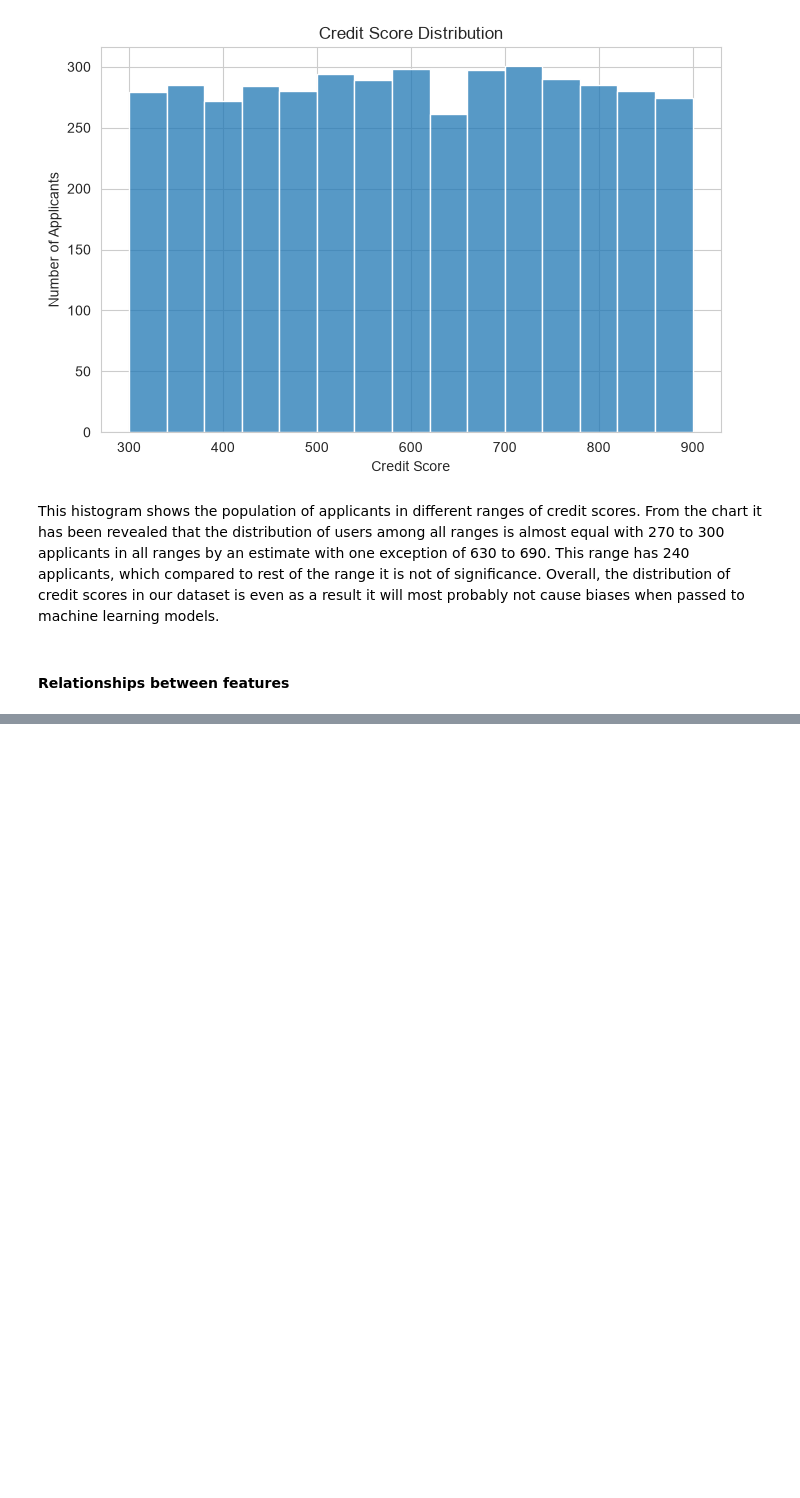
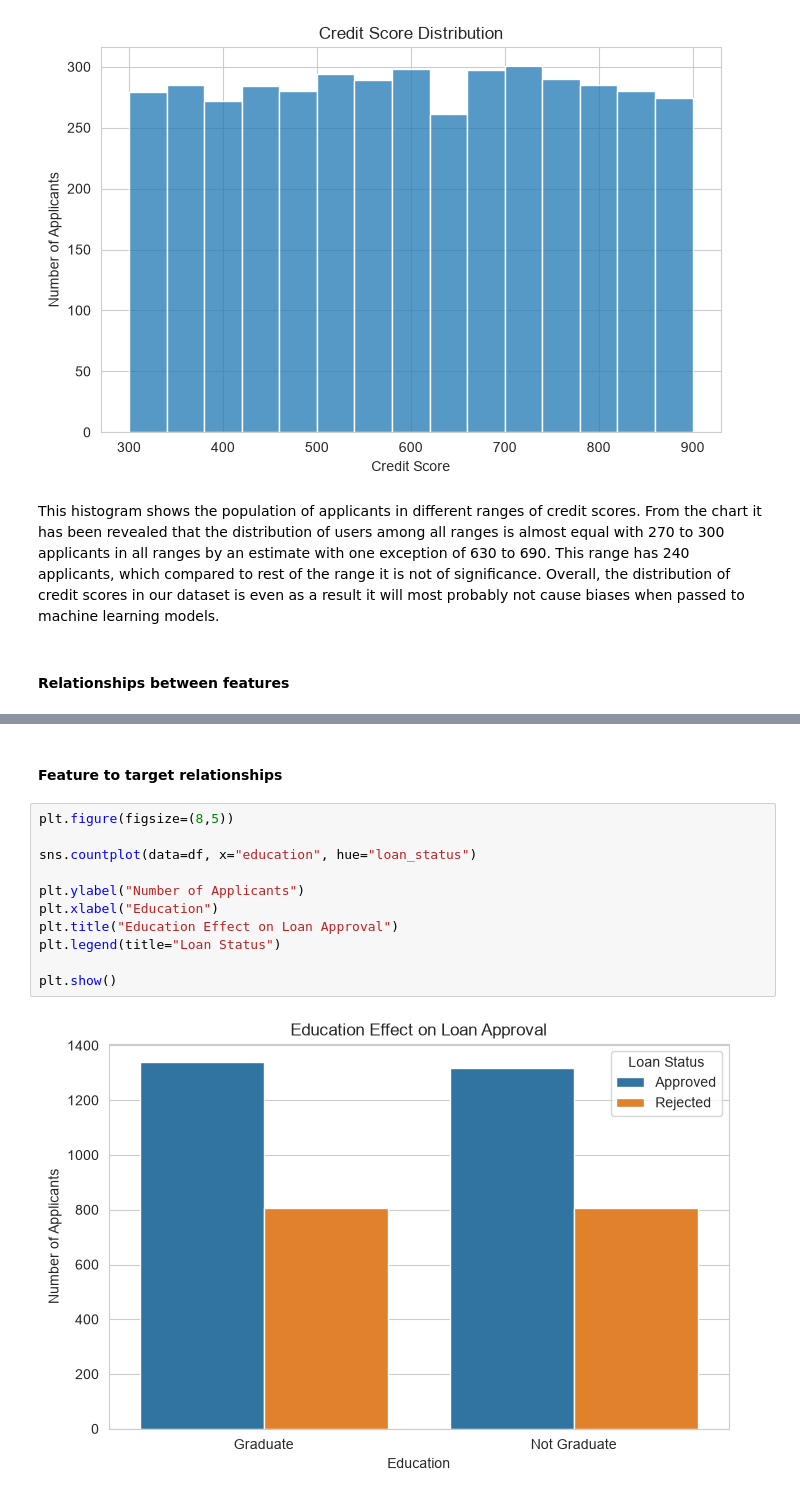
Before and after one commit to adi-afra/Loan-approval-prediction, a Jupyter notebook: notebooks/notebook.ipynb, the cells around one changed output, grey strips where cells are left out. Drawn from its saved outputs; the diff is of its cells as text; blank space fills up the shorter version.

```diff
--- a/notebooks/notebook.ipynb
+++ b/notebooks/notebook.ipynb
@@ -306,0 +322,15 @@ plt.show()
+# %% [markdown]
+#### Feature to target relationships
+# %%
+plt.figure(figsize=(8,5))
+
+sns.countplot(data=df, x="education", hue="loan_status")
+
+plt.ylabel("Number of Applicants")
+plt.xlabel("Education")
+plt.title("Education Effect on Loan Approval")
+plt.legend(title="Loan Status")
+
+plt.show()
+# %% [output]
+[figure, added]
```
Also changed, not shown: parts of 41 cells of this notebook.
